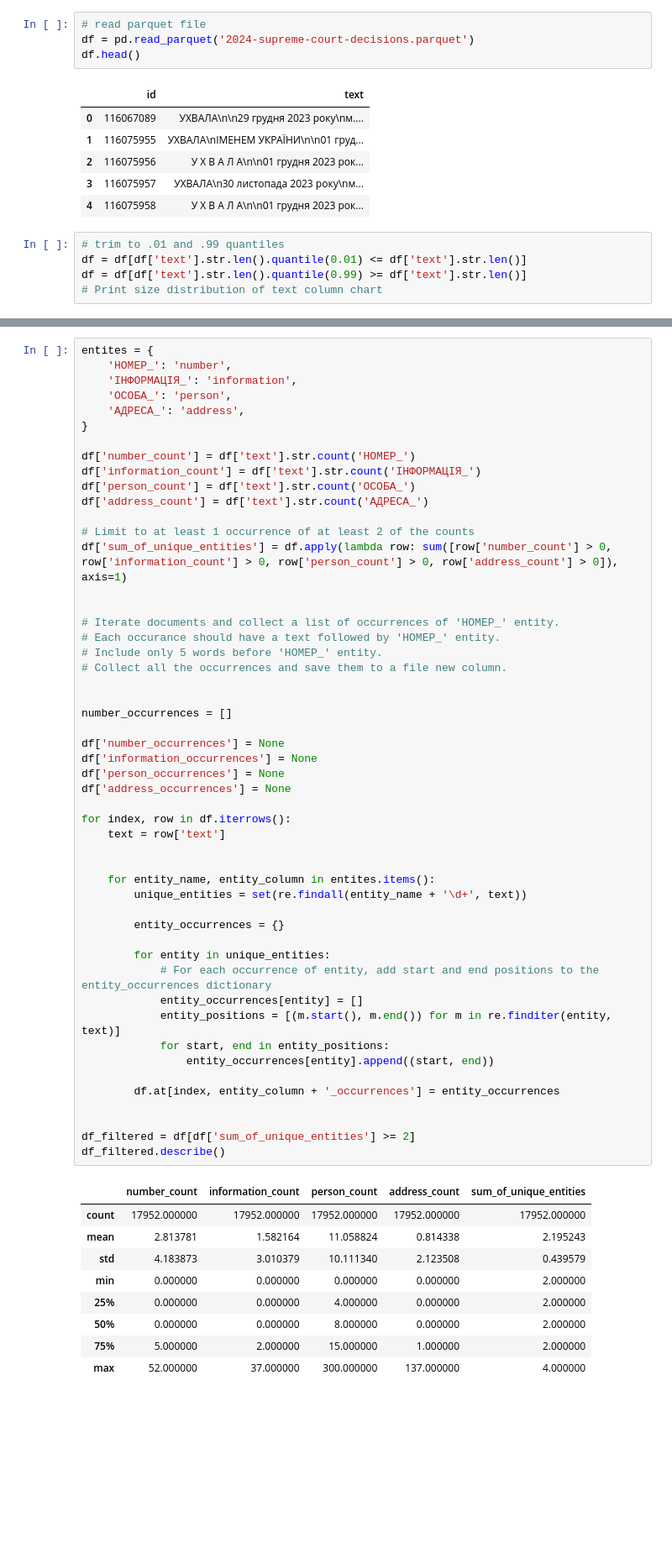
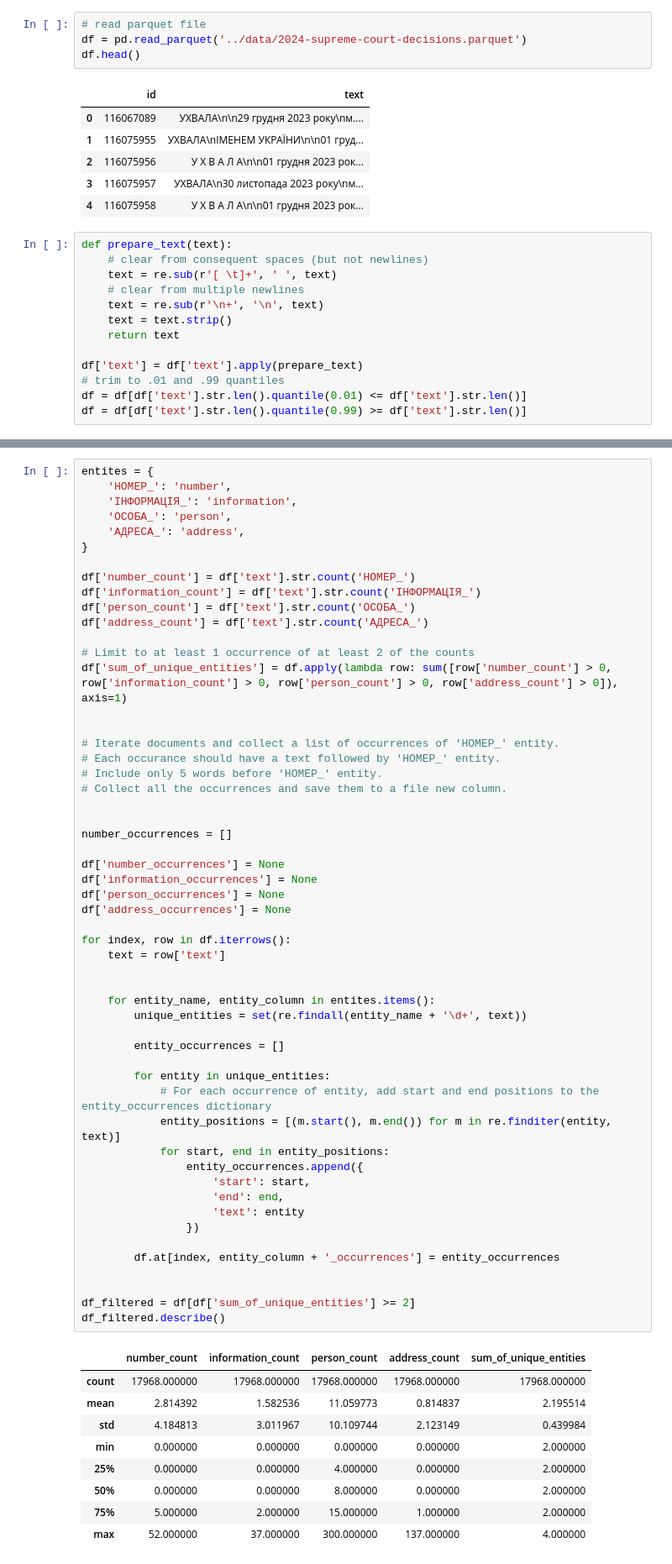
Before and after one commit to fox-rudie/ukrainian-court-cases-public-anonymization-tool, a Jupyter notebook: labeling/prepare_dataset.ipynb, the cells around one changed output, grey strips where cells are left out. Shown: that part at 84% size. Drawn from its saved outputs; the diff is of its cells as text; blank space fills up the shorter version.

```diff
--- a/labeling/prepare_dataset.ipynb
+++ b/labeling/prepare_dataset.ipynb
@@ -13,7 +14,7 @@ Current python version:  3.11.11 (main, Dec 11 2024, 10:25:04) [Clang 14.0.6 ]
 # Prepare supreme courts data for labeling
 # %%
 # read parquet file
-df = pd.read_parquet('2024-supreme-court-decisions.parquet')
+df = pd.read_parquet('../data/2024-supreme-court-decisions.parquet')
 df.head()
 # %% [output]
 |  | id | text |
@@ -23,10 +24,18 @@ df.head()
 | 3 | 116075957 | УХВАЛА\n30 листопада 2023 року\nм... |
 | 4 | 116075958 | У Х В А Л А\n\n01 грудня 2023 рок... |
 # %%
+def prepare_text(text):
+    # clear from consequent spaces (but not newlines)
+    text = re.sub(r'[ \t]+', ' ', text)
+    # clear from multiple newlines
+    text = re.sub(r'\n+', '\n', text)
+    text = text.strip()
+    return text
+
+df['text'] = df['text'].apply(prepare_text)
 # trim to .01 and .99 quantiles
 df = df[df['text'].str.len().quantile(0.01) <= df['text'].str.len()]
 df = df[df['text'].str.len().quantile(0.99) >= df['text'].str.len()]
-# Print size distribution of text column chart
 # %%
 # Print size distribution of text column chart
 plt.figure(figsize=(10, 6))
@@ -84,39 +93,42 @@ df['sum_of_unique_entities'] = df.apply(lambda row: sum([row['number_count'] > 0
 # Collect all the occurrences and save them to a file new column.
 
 
 number_occurrences = []
 
 df['number_occurrences'] = None
 df['information_occurrences'] = None
 df['person_occurrences'] = None
 df['address_occurrences'] = None
 
 for index, row in df.iterrows():
     text = row['text']
 
 
     for entity_name, entity_column in entites.items():
         unique_entities = set(re.findall(entity_name + '\d+', text))
 
-        entity_occurrences = {}
+        entity_occurrences = []
 
         for entity in unique_entities:
             # For each occurrence of entity, add start and end positions to the entity_occurrences dictionary
-            entity_occurrences[entity] = []
             entity_positions = [(m.start(), m.end()) for m in re.finditer(entity, text)]
             for start, end in entity_positions:
-                entity_occurrences[entity].append((start, end))
+                entity_occurrences.append({
+                    'start': start,
+                    'end': end,
+                    'text': entity
+                })
 
         df.at[index, entity_column + '_occurrences'] = entity_occurrences
 
 
 df_filtered = df[df['sum_of_unique_entities'] >= 2]
 df_filtered.describe()
 # %% [output]
 |  | number_count | information_count | person_count | address_count | sum_of_unique_entities |
-| count | 17952.000000 | 17952.000000 | 17952.000000 | 17952.000000 | 17952.000000 |
-| mean | 2.813781 | 1.582164 | 11.058824 | 0.814338 | 2.195243 |
-| std | 4.183873 | 3.010379 | 10.111340 | 2.123508 | 0.439579 |
+| count | 17968.000000 | 17968.000000 | 17968.000000 | 17968.000000 | 17968.000000 |
+| mean | 2.814392 | 1.582536 | 11.059773 | 0.814837 | 2.195514 |
+| std | 4.184813 | 3.011967 | 10.109744 | 2.123149 | 0.439984 |
 | min | 0.000000 | 0.000000 | 0.000000 | 0.000000 | 2.000000 |
 | 25% | 0.000000 | 0.000000 | 4.000000 | 0.000000 | 2.000000 |
 | 50% | 0.000000 | 0.000000 | 8.000000 | 0.000000 | 2.000000 |
```
Also changed, not shown: parts of 11 cells of this notebook, 1 other file.
